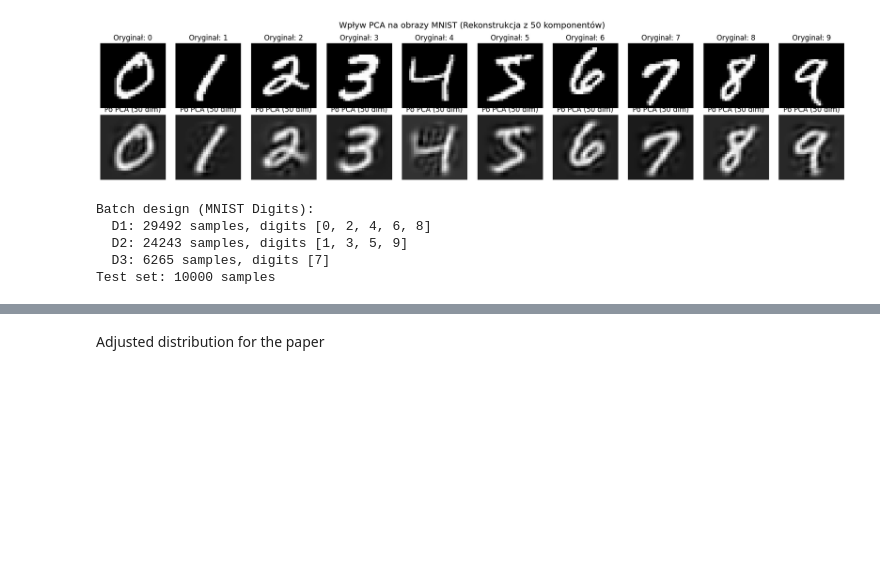
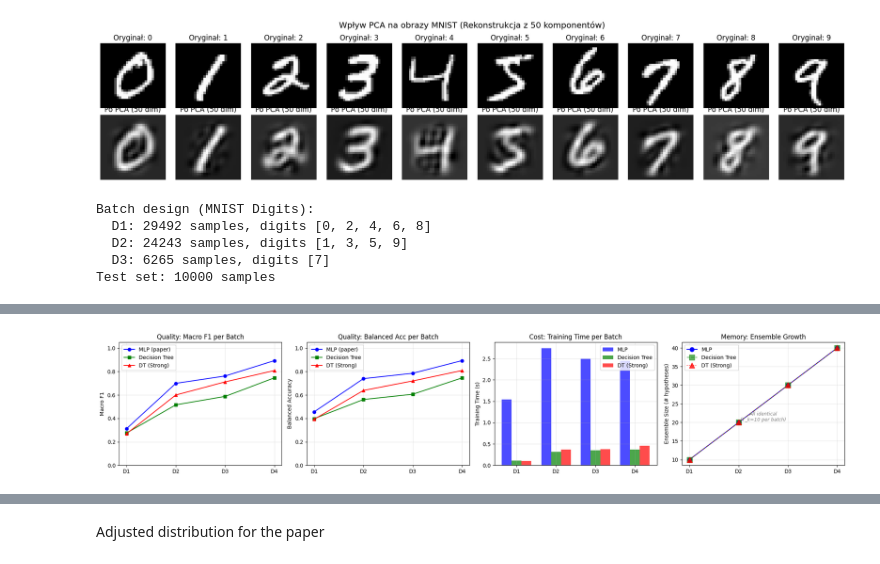
Before and after one commit to magda1231/ML_project, a Jupyter notebook: notebooks/02_learnpp_mnist_digits.ipynb, the cells around one changed output, grey strips where cells are left out. Cells and saved outputs as stored; diff of their text form; code cells hidden in the pictures; blank space fills up the shorter version.

```diff
--- a/notebooks/02_learnpp_mnist_digits.ipynb
+++ b/notebooks/02_learnpp_mnist_digits.ipynb
@@ -43,6 +47,13 @@ def make_recommended_learner(RANDOM_SEED=RANDOM_SEED):
         max_depth=5,
         random_state=RANDOM_SEED
     )
+
+def make_recommended_learner_but_strong(RANDOM_SEED=RANDOM_SEED):
+    """Decision Tree — not from Learn++.NSE (Elwell & Polikar, 2011)."""
+    return DecisionTreeClassifier(
+        max_depth=300,
+        random_state=RANDOM_SEED
+    )
 # %%
 class LearnPP:
     """Learn++ incremental learning algorithm.
@@ -557,10 +1034,10 @@ print("=" * 60)
 with warnings.catch_warnings():
     warnings.simplefilter("ignore")
     all_results_mlp = run_multi_seed(
-        make_paper_learner, "MLP", batches_mnist, X_test_all, y_test_all, T_k=10, seeds=SEEDS
+        make_paper_learner, "MLP", batches_2, X_test_all, y_test_all, 10, seeds=SEEDS
     )
 for r in all_results_mlp:
-    print(f"  Seed {r['seed']:>4d}: F1={r['final_f1']:.4f}, BalAcc={r['final_ba']:.4f}, "
+    print(f"  Seed {r['seed']:>4d}: F1={r['final_f1']:.4f}, BalAcc={r['final_ba']:.4f}, Acc={r['final_acc']:.4f}, "
           f"TrainTime={r['total_train_time']:.1f}s")
 
 print()
@@ -568,10 +1045,10 @@ print("=" * 60)
 print(f"EXP-02b: Learn++ with Decision Tree — {len(SEEDS)} seeds")
 print("=" * 60)
 all_results_dt = run_multi_seed(
-    make_recommended_learner, "Decision Tree", batches_mnist, X_test_all, y_test_all, T_k=10, seeds=SEEDS
+    make_recommended_learner, "Decision Tree", batches_2, X_test_all, y_test_all, 10, seeds=SEEDS
 )
 for r in all_results_dt:
-    print(f"  Seed {r['seed']:>4d}: F1={r['final_f1']:.4f}, BalAcc={r['final_ba']:.4f}, "
+    print(f"  Seed {r['seed']:>4d}: F1={r['final_f1']:.4f}, BalAcc={r['final_ba']:.4f}, Acc={r['final_acc']:.4f}, "
           f"TrainTime={r['total_train_time']:.1f}s")
 
 results_mlp = all_results_mlp[0]
@@ -823,0 +1140,84 @@ KeyboardInterrupt:
+# %%
+import numpy as np
+import matplotlib.pyplot as plt
+
+fig, axes = plt.subplots(1, 4, figsize=(20, 4))
+
+# ZMIANA: 4 etykiety dla 4 batchy. (Dostosuj nazwy klas w D4, jeśli są inne)
+batch_labels = ['D1', 'D2', 'D3', 'D4']
+
+# Pobieramy czyste dane dla 3 modeli
+mlp_f1 = results_mlp['batch_f1']
+dt_f1 = results_dt['batch_f1']
+dt_str_f1 = results_dt_str['batch_f1']
+
+mlp_ba = results_mlp['batch_ba']
+dt_ba = results_dt['batch_ba']
+dt_str_ba = results_dt_str['batch_ba']
+
+mlp_time = results_mlp['batch_train_time']
+dt_time = results_dt['batch_train_time']
+dt_str_time = results_dt_str['batch_train_time']
+
+mlp_ens = results_mlp['ensemble_sizes']
+dt_ens = results_dt['ensemble_sizes']
+dt_str_ens = results_dt_str['ensemble_sizes']
+
+# --- 4.1. MacroF1 per batch ---
+axes[0].plot(batch_labels, mlp_f1, 'o-', label='MLP (paper)', color='blue')
+axes[0].plot(batch_labels, dt_f1, 's-', label='Decision Tree', color='green')
+axes[0].plot(batch_labels, dt_str_f1, '^-', label='DT (Strong)', color='red')
+axes[0].set_ylabel('Macro F1')
+axes[0].set_title('Quality: Macro F1 per Batch')
+axes[0].legend()
+axes[0].set_ylim(0, 1.05)
+axes[0].grid(True, alpha=0.3)
+
+# --- 4.2. Balanced Accuracy per batch ---
+axes[1].plot(batch_labels, mlp_ba, 'o-', label='MLP (paper)', color='blue')
+axes[1].plot(batch_labels, dt_ba, 's-', label='Decision Tree', color='green')
+axes[1].plot(batch_labels, dt_str_ba, '^-', label='DT (Strong)', color='red')
+axes[1].set_ylabel('Balanced Accuracy')
+axes[1].set_title('Quality: Balanced Acc per Batch')
+axes[1].legend()
+axes[1].set_ylim(0, 1.05)
+axes[1].grid(True, alpha=0.3)
+
+# --- 4.3. Training time per batch ---
+x_indexes = np.arange(4)  # ZMIANA: Zmieniono na 4, aby pasowało do długości danych
+width = 0.25 # Zmniejszamy szerokość, żeby zmieścić 3 słupki na jednej osi X
+
+axes[2].bar(x_indexes - width, mlp_time, width, label='MLP', color='blue', alpha=0.7)
+axes[2].bar(x_indexes, dt_time, width, label='Decision Tree', color='green', alpha=0.7)
+axes[2].bar(x_indexes + width, dt_str_time, width, label='DT (Strong)', color='red', alpha=0.7)
+
+axes[2].set_xticks(x_indexes)
+axes[2].set_xticklabels(batch_labels)
+axes[2].set_ylabel('Training Time (s)')
+axes[2].set_title('Cost: Training Time per Batch')
+axes[2].legend()
+axes[2].grid(True, alpha=0.3)
+
+# --- 4.4. Ensemble size ---
+axes[3].plot(batch_labels, mlp_ens, 'o-', label='MLP', color='blue', markersize=8)
+axes[3].plot(batch_labels, dt_ens, 's--', label='Decision Tree', color='green', markersize=10, alpha=0.6)
+axes[3].plot(batch_labels, dt_str_ens, '^:', label='DT (Strong)', color='red', markersize=10, alpha=0.8)
+axes[3].set_ylabel('Ensemble Size (# hypotheses)')
+axes[3].set_title('Memory: Ensemble Growth')
+axes[3].legend()
+axes[3].grid(True, alpha=0.3)
+
+# Adnotacja zabezpieczona przed błędami porównania tablic numpy (dla 3 modeli)
+are_identical = np.array_equal(mlp_ens, dt_ens) and np.array_equal(dt_ens, dt_str_ens)
+
+if are_identical:
+    axes[3].annotate('All identical\n(T_k=10 per batch)',
+                     xy=(1.5, mlp_ens[1]), fontsize=9, # Przesunięto trochę w prawo (z xy=1 na 1.5)
+                     ha='center', va='bottom', color='gray', style='italic')
+
+plt.tight_layout()
+plt.savefig('exp02_digits_comparison.png', dpi=150, bbox_inches='tight')
+plt.show()
+print("Figure 'exp02_digits_comparison.png' saved and displayed successfully.")
+# %% [output]
+[figure, added]
```
Also changed, not shown: parts of 38 cells of this notebook.
